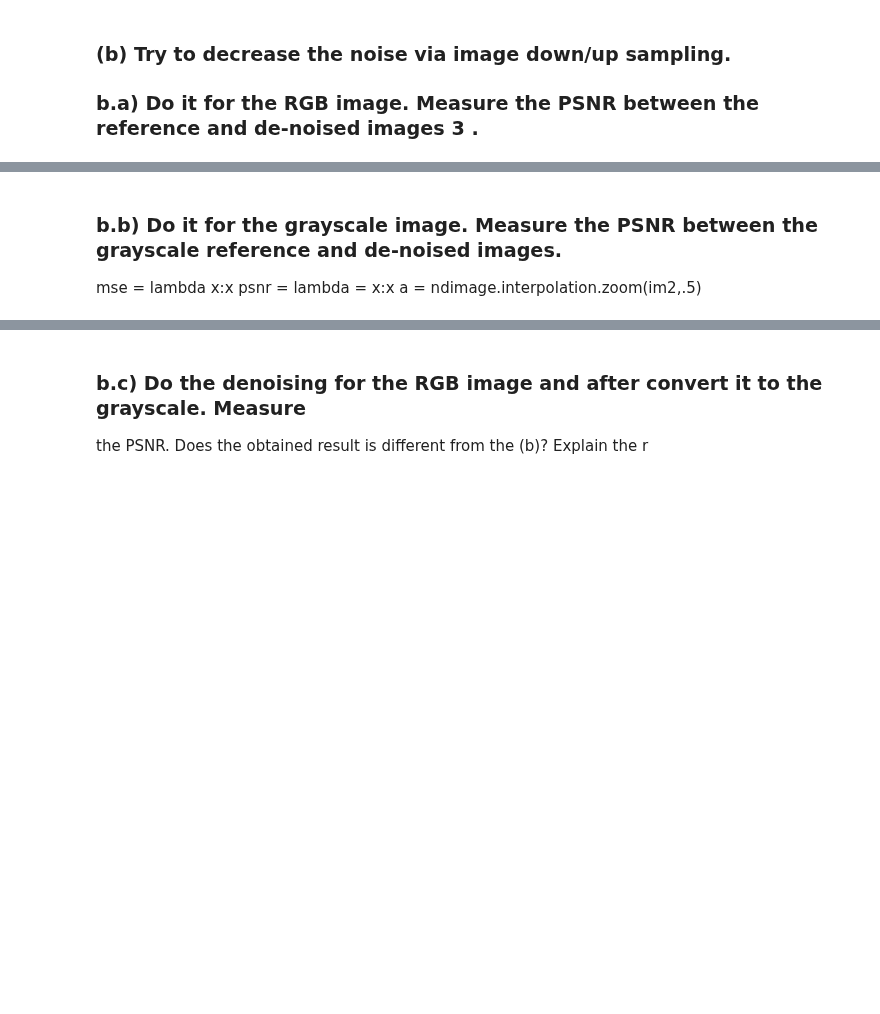
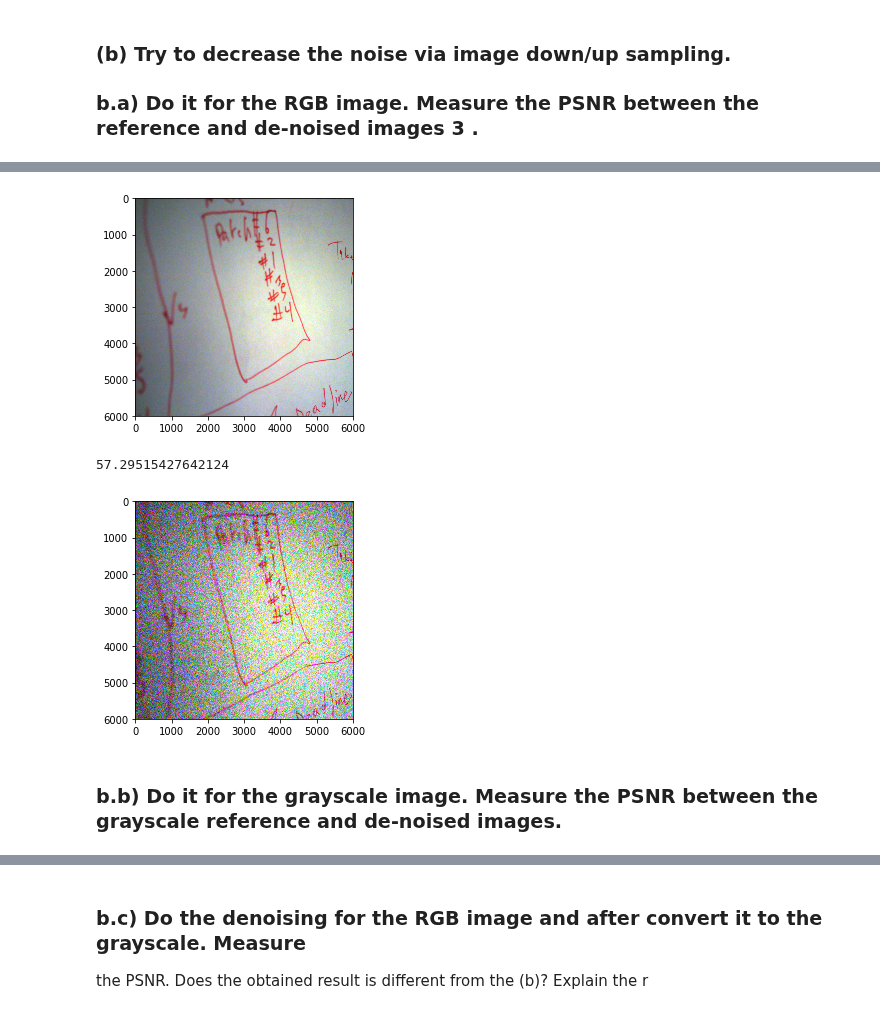
Before and after one commit to partizanos/advanced_image_processing, a Jupyter notebook: TP/TP1/solution/ex7.ipynb, the cells around one changed output, grey strips where cells are left out. Drawn from its saved outputs; the diff is of its cells as text; code cells hidden in the pictures; blank space fills up the shorter version.

```diff
--- a/TP/TP1/solution/ex7.ipynb
+++ b/TP/TP1/solution/ex7.ipynb
@@ -49,5 +79,25 @@ Use ``matplotlib.pyplot.imread`` instead.
+# %%
+#upsampling using scipy.ndimage
+import skimage.transform
+def upsample_skimage(factor, input_img):
+
+    # Pad with 0 values, similar to how Tensorflow does it.
+    # Order=1 is bilinear upsampling
+    return skimage.transform.rescale(input_img,
+                                     factor,
+                                     mode='constant',
+                                     cval=0,
+                                     order=1)
+
+upsampled_im1 = upsample_skimage(factor=2, input_img=im1)
+upsampled_im2 = upsample_skimage(factor=2, input_img=im2)
+plt.imshow(upsampled_im1)
+plt.show()
+plt.imshow(upsampled_im2)
+psnr(mse(upsampled_im1,upsampled_im2))
+# %% [output]
+[figure, added]
+57.29515427642124
+[figure, added]
 # %% [markdown]
 ### b.b) Do it for the grayscale image. Measure the PSNR between the grayscale reference and de-noised images.
-mse = lambda x:x
-psnr = lambda = x:x
-a = ndimage.interpolation.zoom(im2,.5)
```
Also changed, not shown: parts of 4 cells of this notebook, 1 other file.
